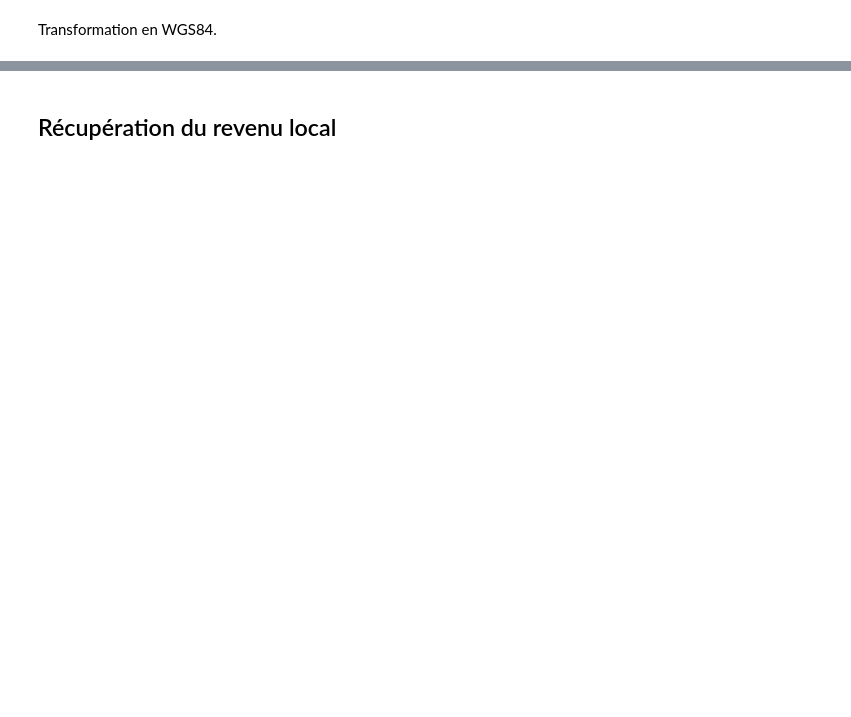
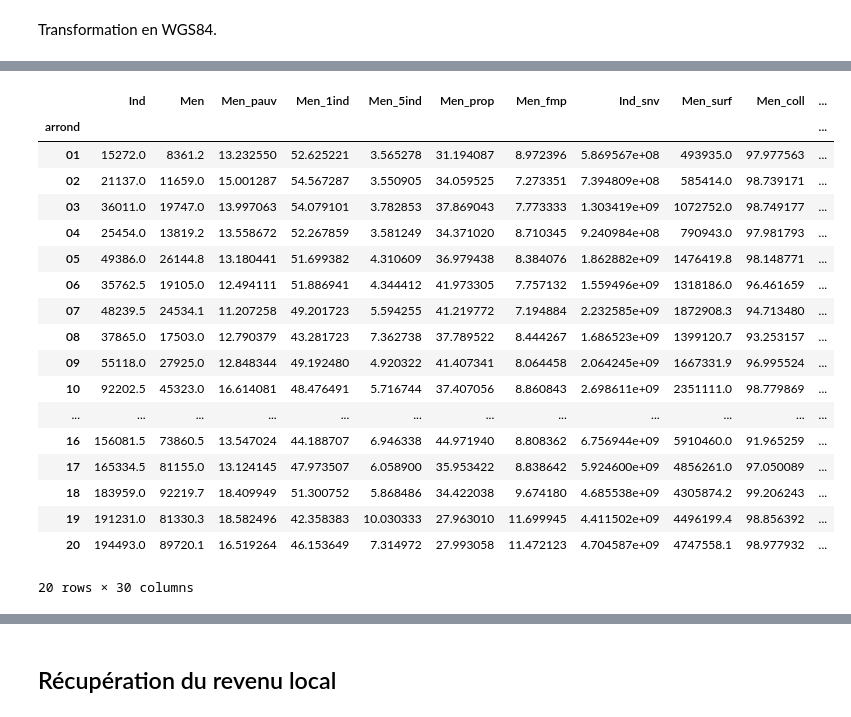
Before and after one commit to Orlogskapten/dvf_ensae_sbra, a Jupyter notebook: khaled/notebook/enrichissement.ipynb, the cells around one changed output, grey strips where cells are left out. Cells and saved outputs as stored; diff of their text form; code cells hidden in the pictures; blank space fills up the shorter version.

```diff
--- a/khaled/notebook/enrichissement.ipynb
+++ b/khaled/notebook/enrichissement.ipynb
@@ -53,0 +136,3 @@ filosofi_nord["geometry"] = filosofi_nord["geometry"].to_crs({'init' :'epsg:4326
+# %%
+ind_par_arrond = filosofi_paris.filter(regex = "(?i)(.*(arrond|men|log|ind).*)").groupby("arrond").sum()
+#(?!) devant un regex permet d'être insensible à la casse
@@ -53,0 +141,10 @@ filosofi_nord["geometry"] = filosofi_nord["geometry"].to_crs({'init' :'epsg:4326
+# %%
+
+ind_par_arrond.loc[:,"Ind_0_3":"Ind_inc"] = ind_par_arrond.loc[:,"Ind_0_3":"Ind_inc"].apply(lambda x : 100*x /ind_par_arrond["Ind"])
+
+nb_log = ind_par_arrond.loc[:, "Log_av45":"Log_inc"].apply(sum, axis = 1)
+ind_par_arrond.loc[:, "Log_av45":"Log_inc"] = ind_par_arrond.loc[:, "Log_av45":"Log_inc"].apply(lambda x: 100*x/nb_log) #la lambda fonction est appliquée colonne par colonne
+
+ind_par_arrond["Log_soc"] = 100*ind_par_arrond["Log_soc"]/nb_log
+
+ind_par_arrond.loc[:, "Men_pauv":"Men_fmp"] = ind_par_arrond.loc[:, "Men_pauv":"Men_fmp"].apply(lambda x : 100*x / ind_par_arrond["Men"])
@@ -53,0 +181,22 @@ filosofi_nord["geometry"] = filosofi_nord["geometry"].to_crs({'init' :'epsg:4326
+# %%
+ind_par_arrond
+# %% [output]
+|  | Ind | Men | Men_pauv | Men_1ind | Men_5ind | Men_prop | Men_fmp | Ind_snv | Men_surf | Men_coll | ... |
+| arrond |  |  |  |  |  |  |  |  |  |  | ... |
+| 01 | 15272.0 | 8361.2 | 13.232550 | 52.625221 | 3.565278 | 31.194087 | 8.972396 | 5.869567e+08 | 493935.0 | 97.977563 | ... |
+| 02 | 21137.0 | 11659.0 | 15.001287 | 54.567287 | 3.550905 | 34.059525 | 7.273351 | 7.394809e+08 | 585414.0 | 98.739171 | ... |
+| 03 | 36011.0 | 19747.0 | 13.997063 | 54.079101 | 3.782853 | 37.869043 | 7.773333 | 1.303419e+09 | 1072752.0 | 98.749177 | ... |
+| 04 | 25454.0 | 13819.2 | 13.558672 | 52.267859 | 3.581249 | 34.371020 | 8.710345 | 9.240984e+08 | 790943.0 | 97.981793 | ... |
+| 05 | 49386.0 | 26144.8 | 13.180441 | 51.699382 | 4.310609 | 36.979438 | 8.384076 | 1.862882e+09 | 1476419.8 | 98.148771 | ... |
+| 06 | 35762.5 | 19105.0 | 12.494111 | 51.886941 | 4.344412 | 41.973305 | 7.757132 | 1.559496e+09 | 1318186.0 | 96.461659 | ... |
+| 07 | 48239.5 | 24534.1 | 11.207258 | 49.201723 | 5.594255 | 41.219772 | 7.194884 | 2.232585e+09 | 1872908.3 | 94.713480 | ... |
+| 08 | 37865.0 | 17503.0 | 12.790379 | 43.281723 | 7.362738 | 37.789522 | 8.444267 | 1.686523e+09 | 1399120.7 | 93.253157 | ... |
+| 09 | 55118.0 | 27925.0 | 12.848344 | 49.192480 | 4.920322 | 41.407341 | 8.064458 | 2.064245e+09 | 1667331.9 | 96.995524 | ... |
+| 10 | 92202.5 | 45323.0 | 16.614081 | 48.476491 | 5.716744 | 37.407056 | 8.860843 | 2.698611e+09 | 2351111.0 | 98.779869 | ... |
+| ... | ... | ... | ... | ... | ... | ... | ... | ... | ... | ... | ... |
+| 16 | 156081.5 | 73860.5 | 13.547024 | 44.188707 | 6.946338 | 44.971940 | 8.808362 | 6.756944e+09 | 5910460.0 | 91.965259 | ... |
+| 17 | 165334.5 | 81155.0 | 13.124145 | 47.973507 | 6.058900 | 35.953422 | 8.838642 | 5.924600e+09 | 4856261.0 | 97.050089 | ... |
+| 18 | 183959.0 | 92219.7 | 18.409949 | 51.300752 | 5.868486 | 34.422038 | 9.674180 | 4.685538e+09 | 4305874.2 | 99.206243 | ... |
+| 19 | 191231.0 | 81330.3 | 18.582496 | 42.358383 | 10.030333 | 27.963010 | 11.699945 | 4.411502e+09 | 4496199.4 | 98.856392 | ... |
+| 20 | 194493.0 | 89720.1 | 16.519264 | 46.153649 | 7.314972 | 27.993058 | 11.472123 | 4.704587e+09 | 4747558.1 | 98.977932 | ... |
+20 rows × 30 columns
```
Also changed, not shown: parts of 49 cells of this notebook, 2 other files.
